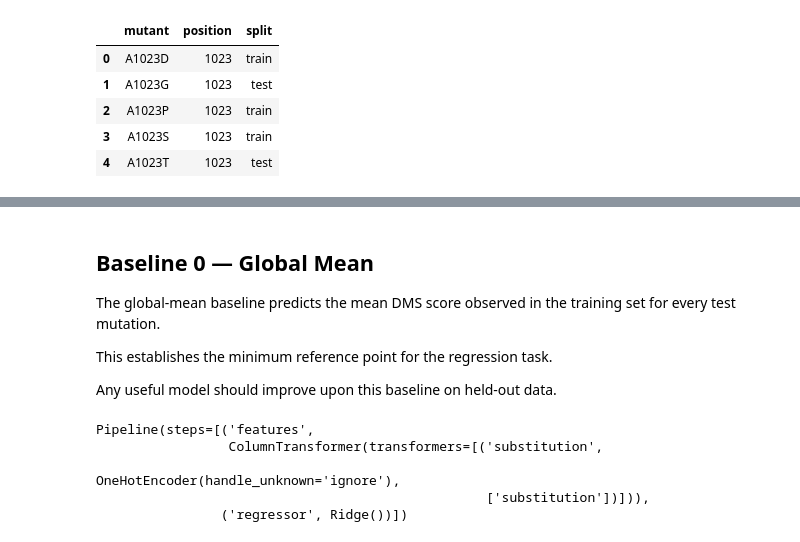
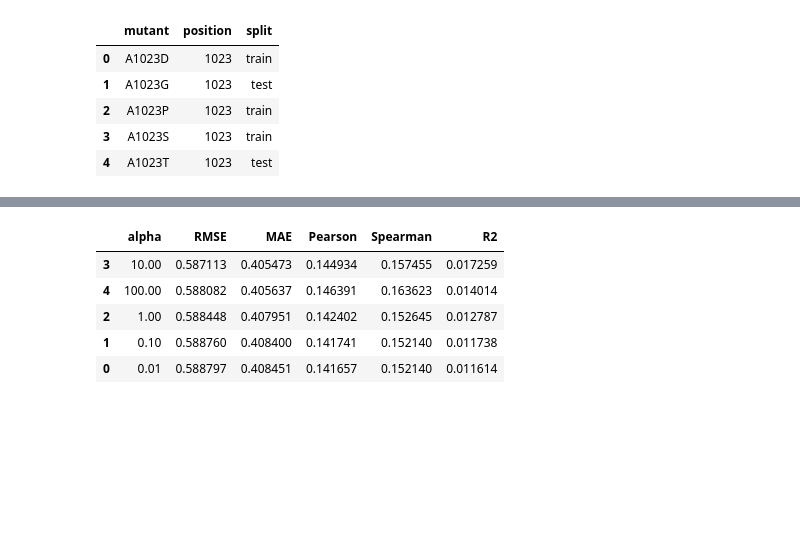
Before and after one commit to subhash-kurmana/Mandrake-Bio, a Jupyter notebook: notebooks/02_baselines_and_protein_model.ipynb, the cells around one changed output, grey strips where cells are left out. Saved outputs shown, nothing was run; the diff lists cells and outputs as text; code cells hidden in the pictures; blank space fills up the shorter version.

```diff
--- a/notebooks/02_baselines_and_protein_model.ipynb
+++ b/notebooks/02_baselines_and_protein_model.ipynb
@@ -92,8 +111,13 @@ RANDOM_SPLIT_PATH = (
     RESULTS_DIR / "random_split_assignments.csv"
 )
 
-position_splits = pd.read_csv(POSITION_SPLIT_PATH)
-random_splits = pd.read_csv(RANDOM_SPLIT_PATH)
+position_splits = pd.read_csv(
+    POSITION_SPLIT_PATH
+)
+
+random_splits = pd.read_csv(
+    RANDOM_SPLIT_PATH
+)
 
 print("Position split:")
 display(position_splits.head())
@@ -304,11 +340,2 @@ R2: -0.0000
-# %% [markdown]
-## Baseline 0 — Global Mean
-
-The global-mean baseline predicts the mean DMS score observed in the training
-set for every test mutation.
-
-This establishes the minimum reference point for the regression task.
-
-Any useful model should improve upon this baseline on held-out data.
 # %%
 def build_substitution_model(alpha=1.0):
@@ -335,16 +398,53 @@ def build_substitution_model(alpha=1.0):
 # %%
-substitution_model = build_substitution_model(
-    alpha=1.0
+alphas = [
+    0.01,
+    0.1,
+    1.0,
+    10.0,
+    100.0
+]
+
+substitution_alpha_results = []
+
+for alpha in alphas:
+
+    model = build_substitution_model(
+        alpha=alpha
+    )
+
+    model.fit(
+        train_pos[["substitution"]],
+        train_pos["DMS_score"]
+    )
+
+    val_pred = model.predict(
+        val_pos[["substitution"]]
+    )
+
+    metrics = regression_metrics(
+        val_pos["DMS_score"],
+        val_pred
+    )
+
+    substitution_alpha_results.append({
+        "alpha": alpha,
+        **metrics
+    })
+
+
+substitution_alpha_results = pd.DataFrame(
+    substitution_alpha_results
 )
 
-substitution_model.fit(
-    train_pos[["substitution"]],
-    train_pos["DMS_score"]
+display(
+    substitution_alpha_results
+    .sort_values("RMSE")
 )
 # %% [output]
-Pipeline(steps=[('features',
-                 ColumnTransformer(transformers=[('substitution',
-                                                  OneHotEncoder(handle_unknown='ignore'),
-                                                  ['substitution'])])),
-                ('regressor', Ridge())])
+|  | alpha | RMSE | MAE | Pearson | Spearman | R2 |
+| 3 | 10.00 | 0.587113 | 0.405473 | 0.144934 | 0.157455 | 0.017259 |
+| 4 | 100.00 | 0.588082 | 0.405637 | 0.146391 | 0.163623 | 0.014014 |
+| 2 | 1.00 | 0.588448 | 0.407951 | 0.142402 | 0.152645 | 0.012787 |
+| 1 | 0.10 | 0.588760 | 0.408400 | 0.141741 | 0.152140 | 0.011738 |
+| 0 | 0.01 | 0.588797 | 0.408451 | 0.141657 | 0.152140 | 0.011614 |
 # %%
```
Also changed, not shown: parts of 25 cells of this notebook, 2 other files.
